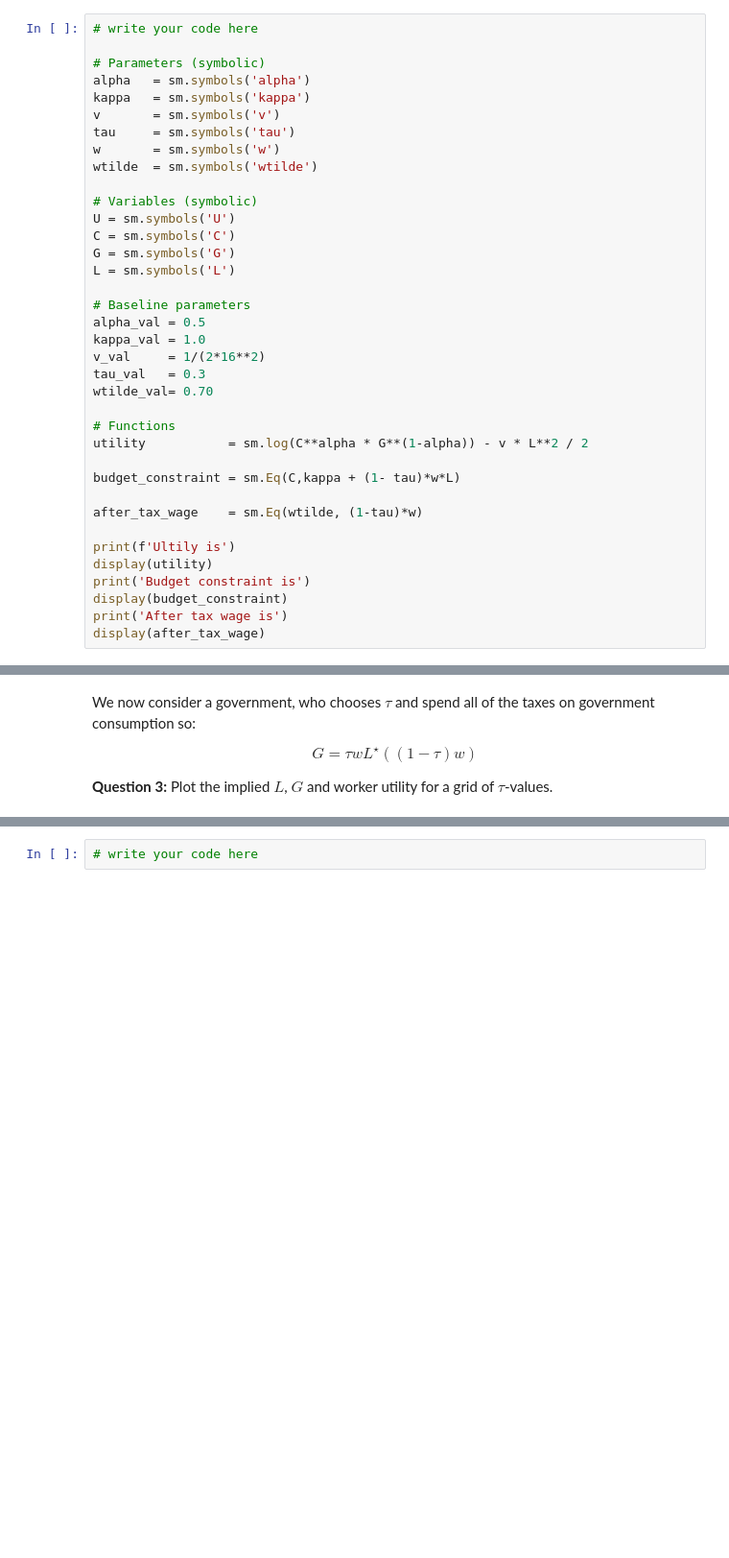
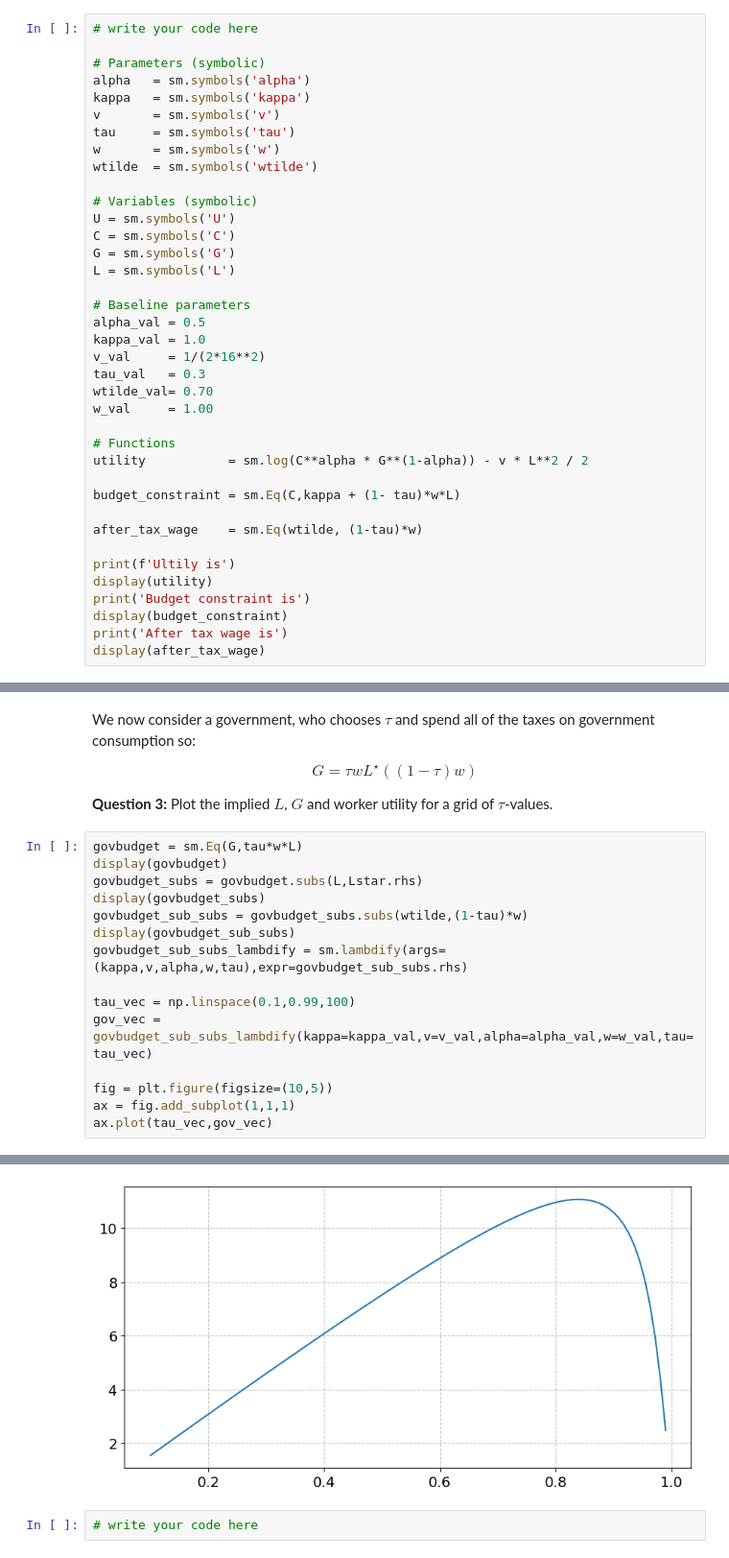
Before and after one commit to NumEconCopenhagen/projects-2023-magnus-kristian, a Jupyter notebook: examproject/Exam-2023-notebook_KVN.ipynb, the cells around one changed output, grey strips where cells are left out. Shown at 96% size. Cells and saved outputs as stored; diff of their text form; blank space fills up the shorter version.

Commit message:
govbudget

```diff
--- a/examproject/Exam-2023-notebook_KVN.ipynb
+++ b/examproject/Exam-2023-notebook_KVN.ipynb
@@ -87,6 +87,7 @@ kappa_val = 1.0
 v_val     = 1/(2*16**2)
 tau_val   = 0.3
 wtilde_val= 0.70
+w_val     = 1.00
 
 # Functions
 utility           = sm.log(C**alpha * G**(1-alpha)) - v * L**2 / 2
@@ -230,3 +231,19 @@ G = \tau w L^{\star}((1-\tau)w)
 $$
 
 **Question 3:** Plot the implied $L$, $G$ and worker utility for a grid of $\tau$-values.
+# %%
+govbudget = sm.Eq(G,tau*w*L)
+display(govbudget)
+govbudget_subs = govbudget.subs(L,Lstar.rhs)
+display(govbudget_subs)
+govbudget_sub_subs = govbudget_subs.subs(wtilde,(1-tau)*w)
+display(govbudget_sub_subs)
+govbudget_sub_subs_lambdify = sm.lambdify(args=(kappa,v,alpha,w,tau),expr=govbudget_sub_subs.rhs)
+
+tau_vec = np.linspace(0.1,0.99,100)
+gov_vec = govbudget_sub_subs_lambdify(kappa=kappa_val,v=v_val,alpha=alpha_val,w=w_val,tau=tau_vec)
+
+fig = plt.figure(figsize=(10,5))
+ax = fig.add_subplot(1,1,1)
+ax.plot(tau_vec,gov_vec)
+# %% [output]
@@ -233,3 +254,4 @@ $$
+[figure, added]
 # %%
 # write your code here
 # %% [markdown]
```
Also changed, not shown: parts of 2 cells of this notebook.
